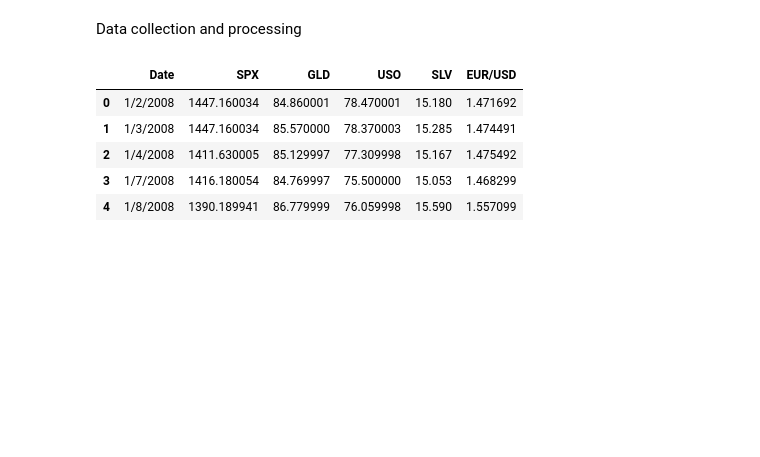
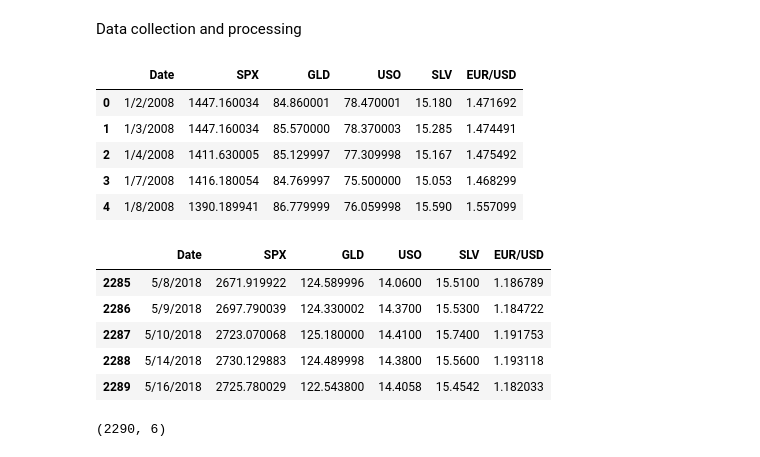
Before and after one commit to absolutePi/gold_price_prediction, a Jupyter notebook: gold_price_prediction.ipynb, the cells around one changed output. Saved outputs shown, nothing was run; the diff lists cells and outputs as text; code cells hidden in the pictures; blank space fills up the shorter version.

```diff
--- a/gold_price_prediction.ipynb
+++ b/gold_price_prediction.ipynb
@@ -23,3 +23,17 @@ gold_data.head()
 | 2 | 1/4/2008 | 1411.630005 | 85.129997 | 77.309998 | 15.167 | 1.475492 |
 | 3 | 1/7/2008 | 1416.180054 | 84.769997 | 75.500000 | 15.053 | 1.468299 |
 | 4 | 1/8/2008 | 1390.189941 | 86.779999 | 76.059998 | 15.590 | 1.557099 |
+# %%
+gold_data.tail()
+# %% [output]
+|  | Date | SPX | GLD | USO | SLV | EUR/USD |
+| 2285 | 5/8/2018 | 2671.919922 | 124.589996 | 14.0600 | 15.5100 | 1.186789 |
+| 2286 | 5/9/2018 | 2697.790039 | 124.330002 | 14.3700 | 15.5300 | 1.184722 |
+| 2287 | 5/10/2018 | 2723.070068 | 125.180000 | 14.4100 | 15.7400 | 1.191753 |
+| 2288 | 5/14/2018 | 2730.129883 | 124.489998 | 14.3800 | 15.5600 | 1.193118 |
+| 2289 | 5/16/2018 | 2725.780029 | 122.543800 | 14.4058 | 15.4542 | 1.182033 |
+# %%
+#number of rows and columns
+gold_data.shape
+# %% [output]
+(2290, 6)
```
Also changed, not shown: parts of 9 cells of this notebook.
